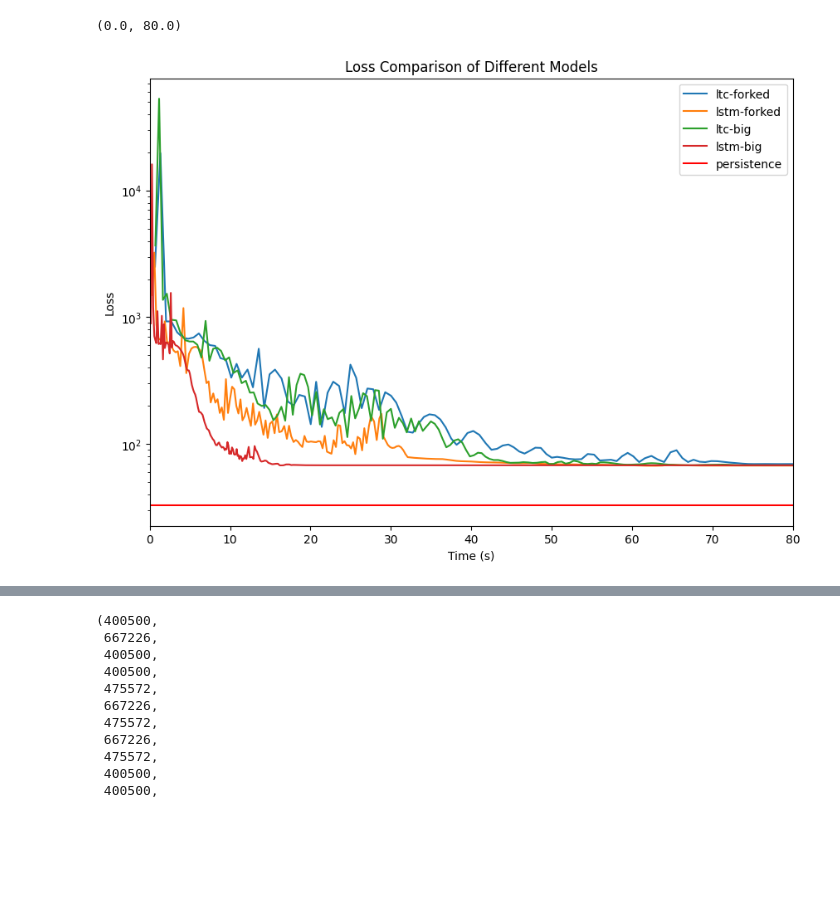
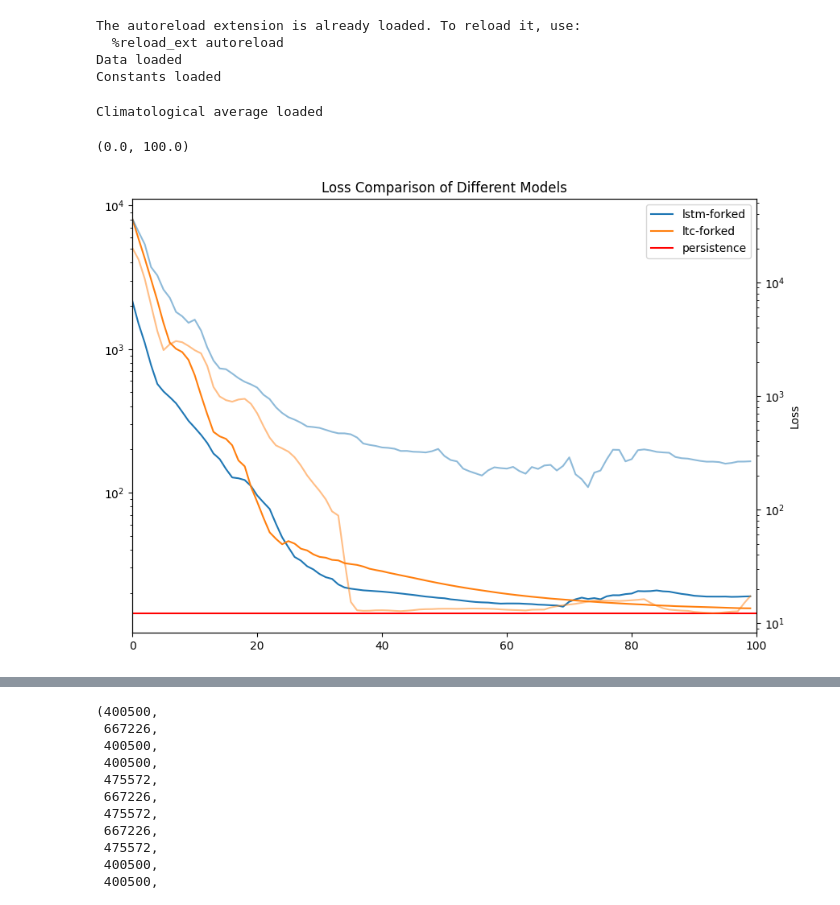
Before and after one commit to techieji/weather, a Jupyter notebook: data-analysis.ipynb, the cells around one changed output, grey strips where cells are left out. Saved outputs shown, nothing was run; the diff lists cells and outputs as text; code cells hidden in the pictures; blank space fills up the shorter version.

```diff
--- a/data-analysis.ipynb
+++ b/data-analysis.ipynb
@@ -2,45 +2,63 @@
 %load_ext autoreload
 %autoreload 2
 from importlib import reload
-import main
+import main as main_
 import matplotlib.pyplot as plt
 import nn
-reload(main)
+#reload(main)
+nn.load_all()
 from main import *
+import cartopy
+import cartopy.crs as ccrs
+import cartopy.util as cutil
+import numpy as np
+from metpy.plots import SkewT
+# %% [output]
+The autoreload extension is already loaded. To reload it, use:
+  %reload_ext autoreload
+Data loaded
+Constants loaded
+Climatological average loaded
 # %%
 plt.figure(figsize=(10, 7))
 
 #for data in ModelData.load_all():
 #    #if data.constructor == 'ltc' and not data.big and data.sparsity == 0.6:
 #    if len(data.get_var('val_loss')) > 300:
 #    #if True:
 #        loss = data.get_var('val_loss')
 #        time = data.get_var('time')
 #        plt.plot(time, loss, label=data.autoname(detail=True))
 
 # ltc-(forked)-good: huquez_bothoth
 # lstm-(forked)-bad: quophong_foyuth
 # ltc-(big)-bad: futhug_whader
 # lstm-(big)-bad: muces_kowhah
-for name in 'huquez_bothoth quophong_foyuth futhug_whader muces_kowhah'.split():
+# for name in 'huquez_bothoth quophong_foyuth futhug_whader muces_kowhah'.split():
+ax1 = plt.gca()
+ax2 = ax1.twinx()
+for name in 'zafek_phuvoch scewhiq_xocug'.split():
     data = ModelData.load(name)
     loss = data.get_var('val_loss')
-    time = data.get_var('time')
-    plt.plot(time, loss, label=data.autoname())
-    #plt.plot(loss, label=data.autoname())
+    #time = data.get_var('epoch')
+    #time = range(1, len(loss) + 1)
+    #plt.plot(time, loss, label=data.autoname())
+    ax1.plot(loss, label=data.autoname())
+    ax2.plot(data.get_var('variance'), alpha=0.5)
 
-plt.axhline(y=data.base_data.val_loss, color='r', linestyle='-', label='persistence')
+ax1.axhline(y=data.base_data.val_loss, color='r', linestyle='-', label='persistence')
 #plt.axhline(y=67, color='b', linestyle='-', label='asymptotic loss')
-plt.legend()
-plt.yscale('log')
+ax1.legend()
+ax1.set_yscale('log')
+ax2.set_yscale('log')
 plt.title('Loss Comparison of Different Models')
 plt.xlabel('Time (s)')
 plt.ylabel('Loss')
 #plt.xlim(0, 200)
-plt.xlim(0, 80)
+plt.xlim(0, 100)
 # %% [output]
-(0.0, 80.0)
+(0.0, 100.0)
-[figure, old version]
+[figure, new version]
 # %%
 plt.figure(figsize=(10, 7))
 
```
Also changed, not shown: parts of 11 cells of this notebook, 3 other files.
